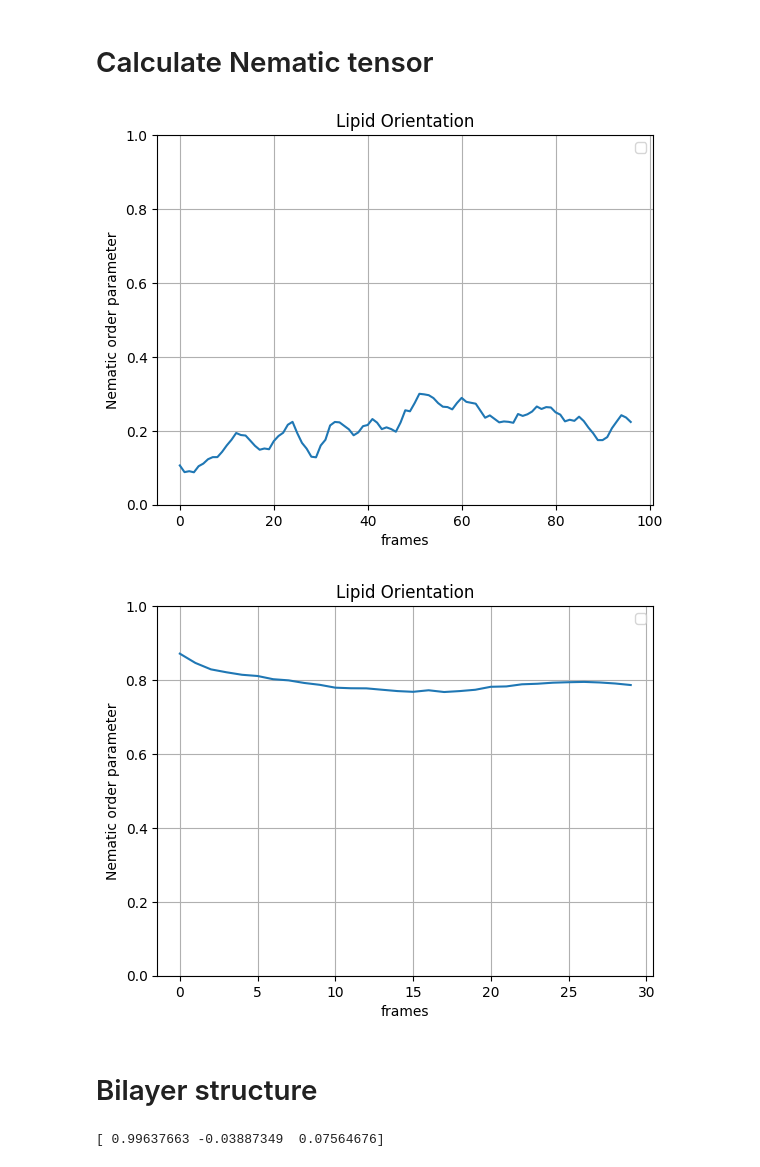
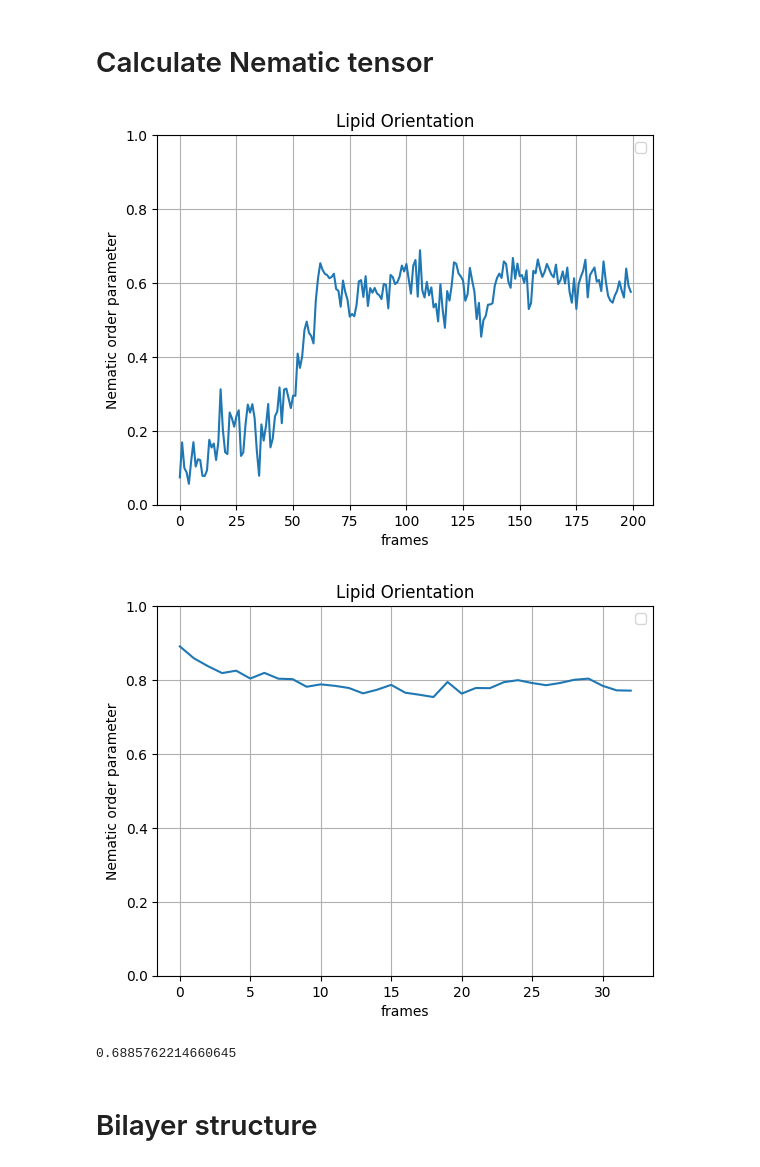
Before and after one commit to G-Scherer/dpd_simulation, a Jupyter notebook: lipid_self_assembly/analysis/analysis.ipynb, the cells around one changed output. Saved outputs shown, nothing was run; the diff lists cells and outputs as text; code cells hidden in the pictures.

```diff
--- a/lipid_self_assembly/analysis/analysis.ipynb
+++ b/lipid_self_assembly/analysis/analysis.ipynb
@@ -8,8 +8,8 @@ import freud
 import matplotlib.pyplot as plt
 # %%
 dir = "/home/gabriel/Dokumente/bachelor_thesis/dpd_simulation/lipid_self_assembly/"
-top_file = os.path.join(dir, "setup/lammps.data")
-equil_file = os.path.join(dir, "new/trajectories.lammpstrj")
+top_file = os.path.join(dir, "setup/lammps_128.data")
+traj_file = os.path.join(dir, "assembly/trajectories_128.lammpstrj")
 #prod_file = os.path.join(dir, "new/trajectories_prod_new.lammpstrj")
 # %%
 u = mda.Universe(top_file, format="DATA", atom_style = "id resid type charge x y z")
@@ -24,9 +24,9 @@ Total residues: 2113
 # %% [markdown]
 # Load both trajectrories and extract data
 # %%
-u.load_new(equil_file, format="LAMMPSDUMP", dt=1.0)
+u.load_new(traj_file, format="LAMMPSDUMP", dt=1.0)
 
-equil_frames = len(u.trajectory)
+frames = len(u.trajectory)
 
 all_frames_mol_positions = []
 
@@ -41,7 +41,7 @@ for frame in u.trajectory:
             frame_mol_positions.append(mol.atoms.positions.copy())
 
     all_frames_mol_positions.append(frame_mol_positions)
-all_frames_box = np.full((equil_frames,3), u.dimensions[0])
+all_frames_box = np.full((frames,3), u.dimensions[0])
 
 # u.load_new(prod_file, format="LAMMPSDUMP", dt=1.0)
 
@@ -256,36 +222,30 @@ S_values, directors = calc_nematic(all_frames_mol_positions)
 # %%
 comp_S_values, _ = calc_nematic(comp_all_frames_mol_positions)
 # %%
-S_values_smooth = np.convolve(S_values, np.ones(window_size)/window_size, mode="valid")
-
-plt.plot(S_values_smooth)
+plt.plot(S_values[1:])
 plt.ylim((0,1))
 plt.xlabel("frames")
 plt.ylabel("Nematic order parameter")
 plt.title("Lipid Orientation")
 
 plt.grid()
 plt.legend()
 plt.show()
 
-comp_S_values = np.convolve(comp_S_values, np.ones(window_size)/window_size, mode="valid")
-
-plt.plot(comp_S_values)
+plt.plot(comp_S_values[1:])
 plt.ylim((0,1))
 plt.xlabel("frames")
 plt.ylabel("Nematic order parameter")
 plt.title("Lipid Orientation")
 
 plt.grid()
 plt.legend()
 plt.show()
+
+print(np.max(S_values[1:]))
 # %% [output]
-[figure, old version]
+[figure, new version]
-[figure, old version]
+[figure, new version]
+0.6885762214660645
 # %% [markdown]
 # Bilayer structure
-# %%
-best_frame = np.argmax(S_values)
-print(directors[best_frame])
-# %% [output]
-[ 0.99637663 -0.03887349  0.07564676]
```
Also changed, not shown: parts of 13 cells of this notebook, 24 other files.
